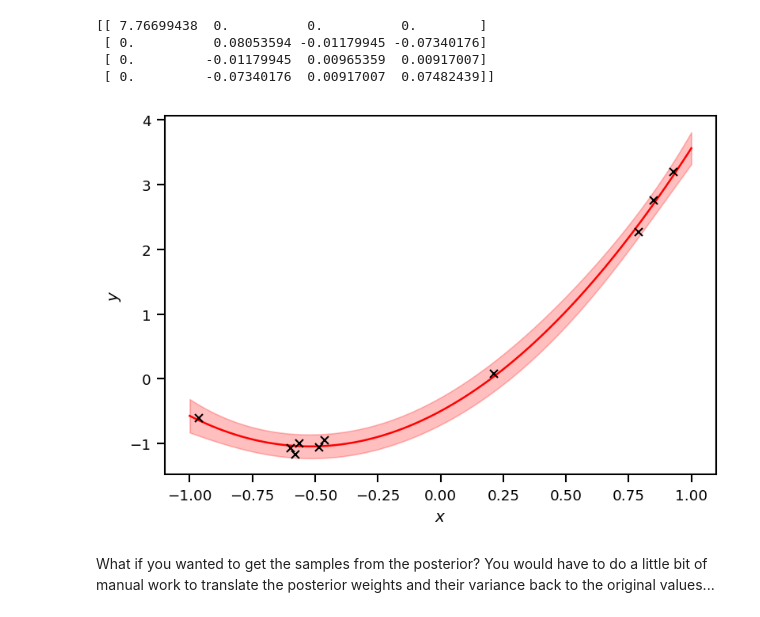
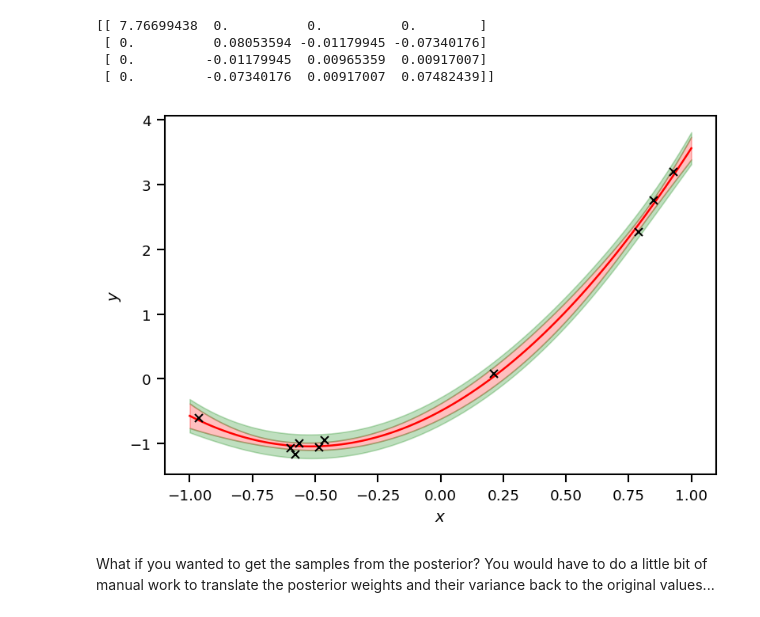
Before and after one commit to PredictiveScienceLab/data-analytics-se, a Jupyter notebook: activities/hands-on-14.4.ipynb, the cells around one changed output. Cells and saved outputs as stored; diff of their text form; code cells hidden in the pictures.

```diff
--- a/activities/hands-on-14.4.ipynb
+++ b/activities/hands-on-14.4.ipynb
@@ -98,7 +98,8 @@ model = BayesianRidge(normalize=True).fit(Phi, y)
 # %%
 # Sklearn optimizes the precision of the noise which is the inverse of the variance.
 # It calls it alpha_.
-print('sigma = {0:1.2f}'.format(np.sqrt(1.0 / model.alpha_)))
+sigma = np.sqrt(1.0 / model.alpha_)
+print('sigma = {0:1.2f}'.format(sigma))
 # %% [output]
 sigma = 0.09
 # %%
@@ -125,30 +127,31 @@ print(S_norm)
 # %%
 xx = np.linspace(-1, 1, 100)
 Phi_xx = get_polynomial_design_matrix(xx[:, None], degree)
-yy_mean, yy_std = model.predict(Phi_xx, return_std=True)
+yy_mean, yy_measured_std = model.predict(Phi_xx, return_std=True)
+yy_std = np.sqrt(yy_measured_std ** 2 - sigma**2)
 fig, ax = plt.subplots(dpi=150)
 ax.plot(xx, yy_mean, 'r')
 # Epistemic lower bound
 sigma2 = 0.1 ** 2
 yy_le = yy_mean - 2.0 * yy_std
 # Epistemic upper bound
 yy_ue = yy_mean + 2.0 * yy_std
 # Epistemic + aleatory lower bound
-#yy_lae = yy_mean - 2.0 * yy_measured_std
+yy_lae = yy_mean - 2.0 * yy_measured_std
 # Episemic + aleatory upper bound
-#yy_uae = yy_mean + 2.0 * yy_measured_std
+yy_uae = yy_mean + 2.0 * yy_measured_std
 ax.fill_between(xx, yy_le, yy_ue, color='red', alpha=0.25)
-#ax.fill_between(xx, yy_lae, yy_le, color='green', alpha=0.25)
-#ax.fill_between(xx, yy_ue, yy_uae, color='green', alpha=0.25)
+ax.fill_between(xx, yy_lae, yy_le, color='green', alpha=0.25)
+ax.fill_between(xx, yy_ue, yy_uae, color='green', alpha=0.25)
 # plot the data again
 ax.plot(x, y, 'kx', label='Observed data')
 # The true connection between x and y
 yy_true = w0_true + w1_true * xx + w2_true * xx ** 2
 # overlay the true
 ax.set_xlabel('$x$')
 ax.set_ylabel('$y$');
 # %% [output]
-[figure, old version]
+[figure, new version]
 # %% [markdown]
 What if you wanted to get the samples from the posterior?
 You would have to do a little bit of manual work to translate the posterior weights and their variance back to the original values...
```
Also changed, not shown: parts of 1 cell of this notebook, 1 other file.
